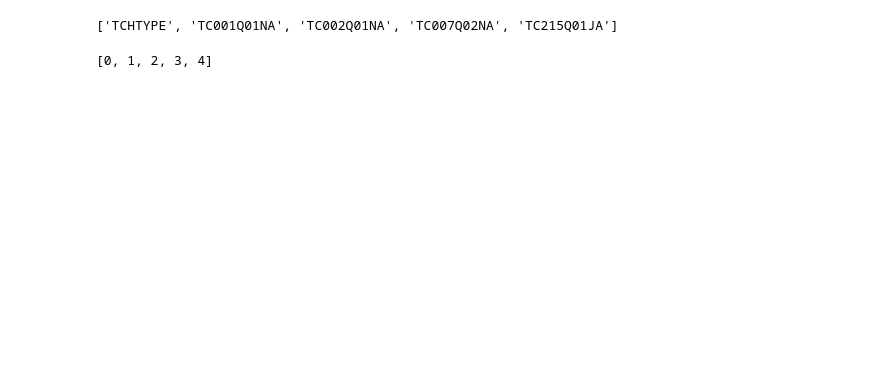
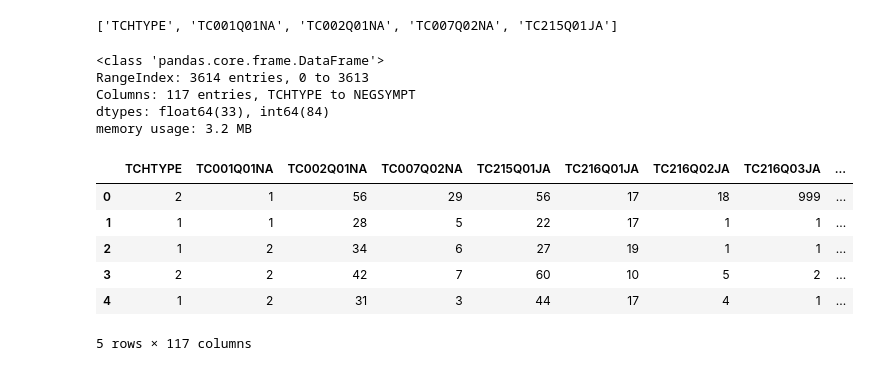
Before and after one commit to codingalzi/pisa, a Jupyter notebook: p2022/teacher_vars.ipynb, the cells around one changed output. Drawn from its saved outputs; the diff is of its cells as text; code cells hidden in the pictures; blank space fills up the shorter version.

```diff
--- a/p2022/teacher_vars.ipynb
+++ b/p2022/teacher_vars.ipynb
@@ -24,4 +47,19 @@ teacher_columns = list(teacher_vars.T)
-# %%
-teacher_columns[:5]
-# %% [output]
-[0, 1, 2, 3, 4]
+# %%
+teacher_df_selected = teacher_df[teacher_columns_selected]
+teacher_df_selected.info()
+# %% [output]
+<class 'pandas.core.frame.DataFrame'>
+RangeIndex: 3614 entries, 0 to 3613
+Columns: 117 entries, TCHTYPE to NEGSYMPT
+dtypes: float64(33), int64(84)
+memory usage: 3.2 MB
+# %%
+teacher_df_selected.head()
+# %% [output]
+|  | TCHTYPE | TC001Q01NA | TC002Q01NA | TC007Q02NA | TC215Q01JA | TC216Q01JA | TC216Q02JA | TC216Q03JA | ... |
+| 0 | 2 | 1 | 56 | 29 | 56 | 17 | 18 | 999 | ... |
+| 1 | 1 | 1 | 28 | 5 | 22 | 17 | 1 | 1 | ... |
+| 2 | 1 | 2 | 34 | 6 | 27 | 19 | 1 | 1 | ... |
+| 3 | 2 | 2 | 42 | 7 | 60 | 10 | 5 | 2 | ... |
+| 4 | 1 | 2 | 31 | 3 | 44 | 17 | 4 | 1 | ... |
+5 rows × 117 columns
```
Also changed, not shown: parts of 40 cells of this notebook, 3 other files.
